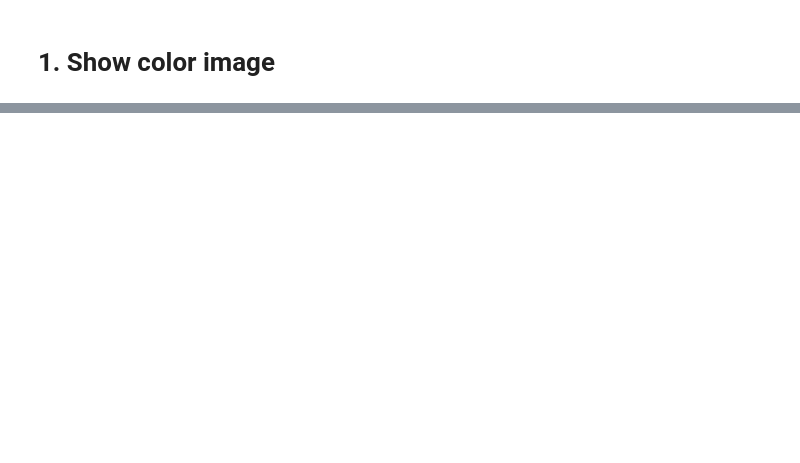
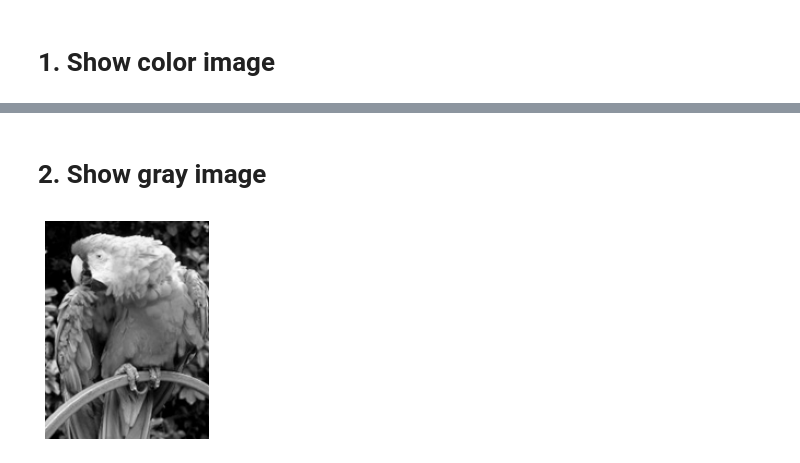
Before and after one commit to ifeelfree/modified_centernet, a Jupyter notebook: CenterNet/my_lib/visualization/image_vis.ipynb, the cells around one changed output, grey strips where cells are left out. Drawn from its saved outputs; the diff is of its cells as text; code cells hidden in the pictures; blank space fills up the shorter version.

```diff
--- a/CenterNet/my_lib/visualization/image_vis.ipynb
+++ b/CenterNet/my_lib/visualization/image_vis.ipynb
@@ -11,0 +17,10 @@ show_color_image(img)
+# %% [markdown]
+# 2. Show gray image
+# %%
+from my_lib.path.demo_data_manager import DemoDataManager
+from my_lib.visualization.image_vis import show_gray_image
+demo_path_manger = DemoDataManager()
+img = demo_path_manger.gray_image()
+show_gray_image(img)
+# %% [output]
+[figure, added]
```
Also changed, not shown: parts of 4 cells of this notebook, 49 other files.
